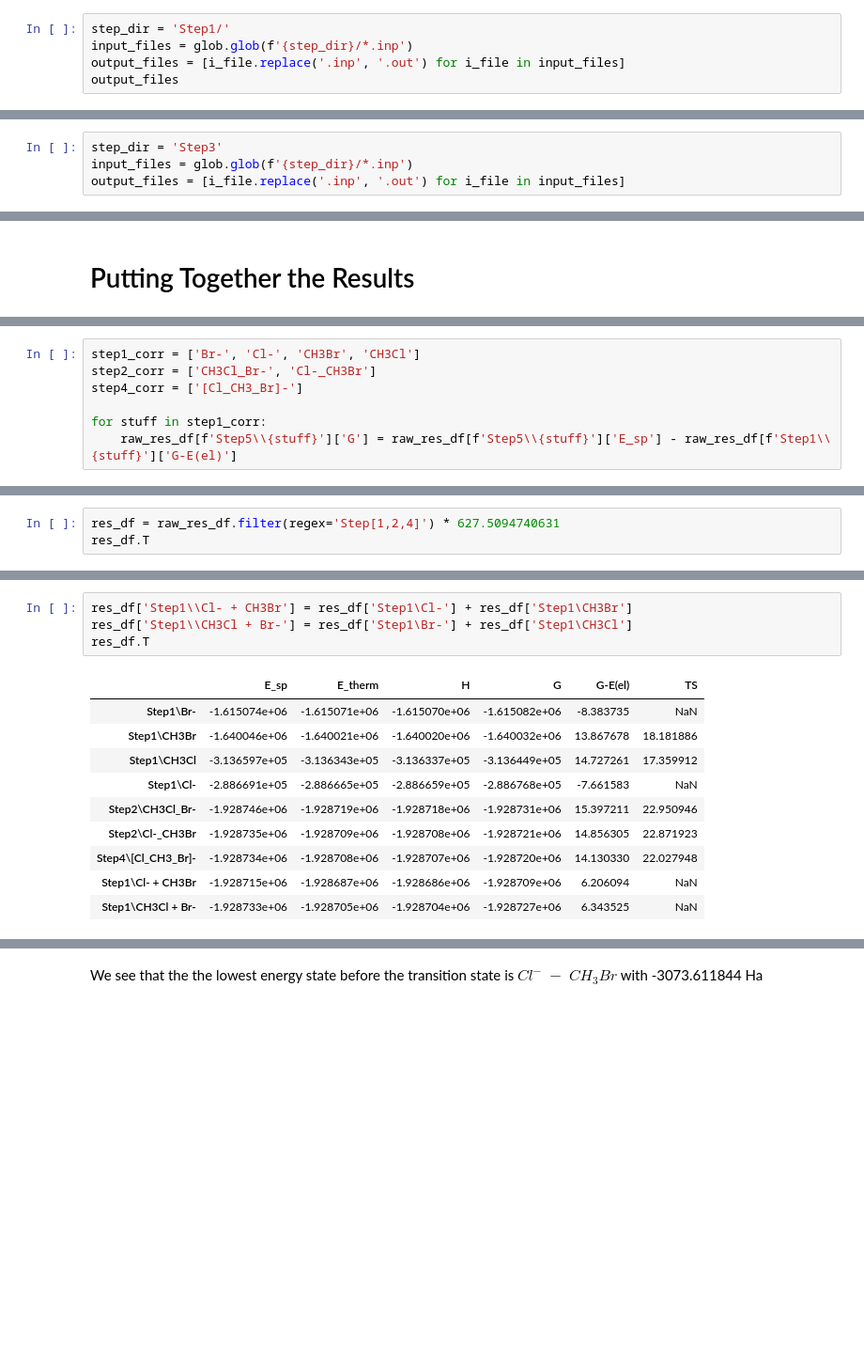
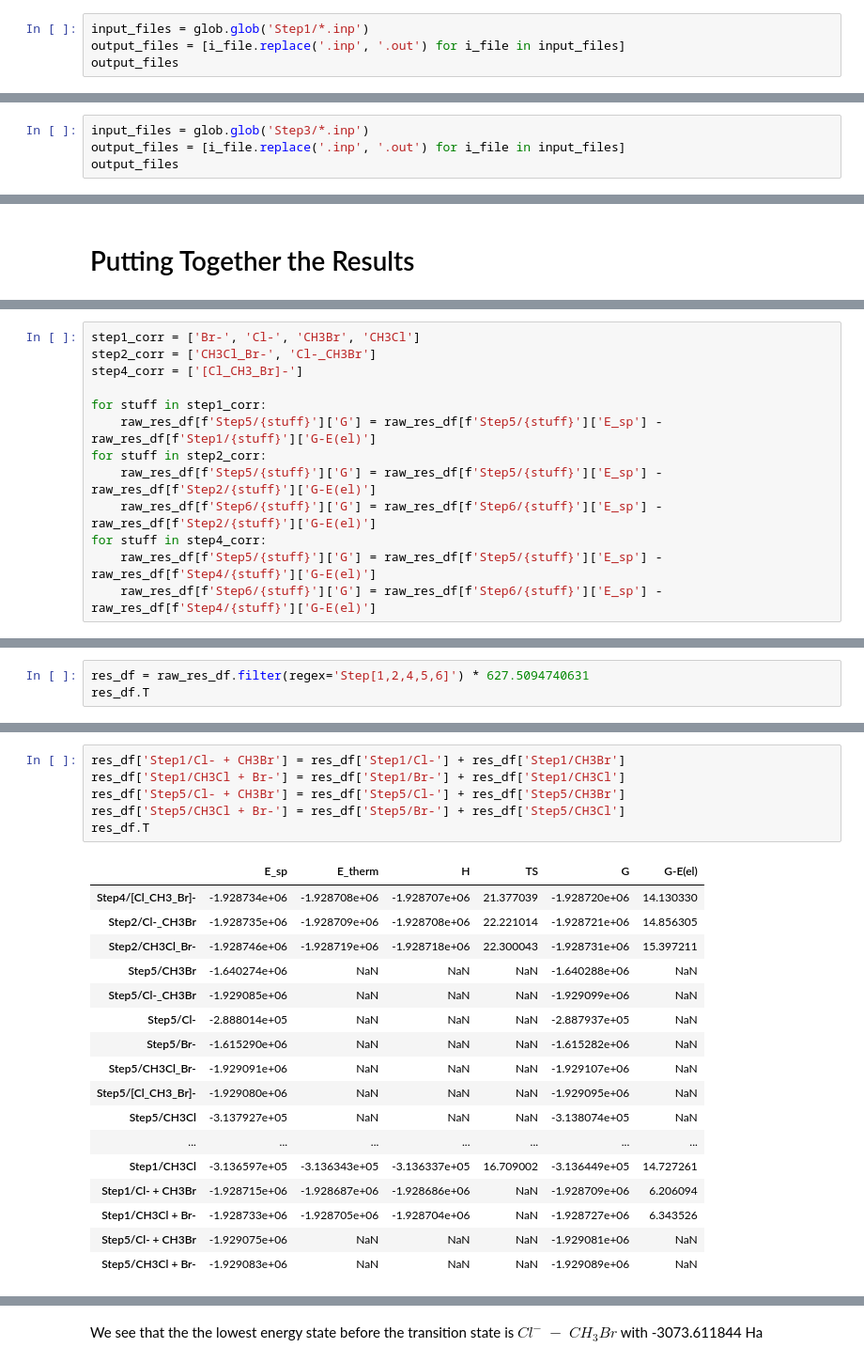
Before and after one commit to MartenSkogh/KBT063, a Jupyter notebook: Orca/Lab 3/Lab3.ipynb, the cells around one changed output, grey strips where cells are left out. Shown: that part at 94% size. Drawn from its saved outputs; the diff is of its cells as text; blank space fills up the shorter version.

```diff
--- a/Orca/Lab 3/Lab3.ipynb
+++ b/Orca/Lab 3/Lab3.ipynb
@@ -20,8 +20,7 @@ os.chdir('Orca_Calculations/')
 # %% [markdown]
 # Step 1 - Optimize Non-interacting Geometries
 # %%
-step_dir = 'Step1/'
-input_files = glob.glob(f'{step_dir}/*.inp')
+input_files = glob.glob('Step1/*.inp')
 output_files = [i_file.replace('.inp', '.out') for i_file in input_files]
 output_files
 # %% [output]
@@ -110,9 +109,9 @@ shutil.copy('Step2/Cl-_CH3Br.xyz', 'Step3/Cl-_CH3Br_init.xyz')
 # %% [output]
 'Step3/Cl-_CH3Br_init.xyz'
 # %%
-step_dir = 'Step3'
-input_files = glob.glob(f'{step_dir}/*.inp')
+input_files = glob.glob('Step3/*.inp')
 output_files = [i_file.replace('.inp', '.out') for i_file in input_files]
+output_files
 # %%
 for i_file in input_files:
     run_orca(i_file)
@@ -338,4 +337,10 @@ step2_corr = ['CH3Cl_Br-', 'Cl-_CH3Br']
 step4_corr = ['[Cl_CH3_Br]-']
 
 for stuff in step1_corr:
-    raw_res_df[f'Step5\\{stuff}']['G'] = raw_res_df[f'Step5\\{stuff}']['E_sp'] - raw_res_df[f'Step1\\{stuff}']['G-E(el)']
+    raw_res_df[f'Step5/{stuff}']['G'] = raw_res_df[f'Step5/{stuff}']['E_sp'] - raw_res_df[f'Step1/{stuff}']['G-E(el)']
+for stuff in step2_corr:
+    raw_res_df[f'Step5/{stuff}']['G'] = raw_res_df[f'Step5/{stuff}']['E_sp'] - raw_res_df[f'Step2/{stuff}']['G-E(el)']
+    raw_res_df[f'Step6/{stuff}']['G'] = raw_res_df[f'Step6/{stuff}']['E_sp'] - raw_res_df[f'Step2/{stuff}']['G-E(el)']
+for stuff in step4_corr:
+    raw_res_df[f'Step5/{stuff}']['G'] = raw_res_df[f'Step5/{stuff}']['E_sp'] - raw_res_df[f'Step4/{stuff}']['G-E(el)']
+    raw_res_df[f'Step6/{stuff}']['G'] = raw_res_df[f'Step6/{stuff}']['E_sp'] - raw_res_df[f'Step4/{stuff}']['G-E(el)']
@@ -344,4 +347,4 @@ KeyError: 'Step1\\CH3Cl_Br-'
 # %%
-res_df = raw_res_df.filter(regex='Step[1,2,4]') * 627.5094740631
+res_df = raw_res_df.filter(regex='Step[1,2,4,5,6]') * 627.5094740631
 res_df.T
 # %% [output]
@@ -356,16 +369,25 @@ res_df.T
 # %%
-res_df['Step1\\Cl- + CH3Br'] = res_df['Step1\Cl-'] + res_df['Step1\CH3Br']
-res_df['Step1\\CH3Cl + Br-'] = res_df['Step1\Br-'] + res_df['Step1\CH3Cl']
+res_df['Step1/Cl- + CH3Br'] = res_df['Step1/Cl-'] + res_df['Step1/CH3Br']
+res_df['Step1/CH3Cl + Br-'] = res_df['Step1/Br-'] + res_df['Step1/CH3Cl']
+res_df['Step5/Cl- + CH3Br'] = res_df['Step5/Cl-'] + res_df['Step5/CH3Br']
+res_df['Step5/CH3Cl + Br-'] = res_df['Step5/Br-'] + res_df['Step5/CH3Cl']
 res_df.T
 # %% [output]
-|  | E_sp | E_therm | H | G | G-E(el) | TS |
-| Step1\Br- | -1.615074e+06 | -1.615071e+06 | -1.615070e+06 | -1.615082e+06 | -8.383735 | NaN |
-| Step1\CH3Br | -1.640046e+06 | -1.640021e+06 | -1.640020e+06 | -1.640032e+06 | 13.867678 | 18.181886 |
-| Step1\CH3Cl | -3.136597e+05 | -3.136343e+05 | -3.136337e+05 | -3.136449e+05 | 14.727261 | 17.359912 |
-| Step1\Cl- | -2.886691e+05 | -2.886665e+05 | -2.886659e+05 | -2.886768e+05 | -7.661583 | NaN |
-| Step2\CH3Cl_Br- | -1.928746e+06 | -1.928719e+06 | -1.928718e+06 | -1.928731e+06 | 15.397211 | 22.950946 |
-| Step2\Cl-_CH3Br | -1.928735e+06 | -1.928709e+06 | -1.928708e+06 | -1.928721e+06 | 14.856305 | 22.871923 |
-| Step4\[Cl_CH3_Br]- | -1.928734e+06 | -1.928708e+06 | -1.928707e+06 | -1.928720e+06 | 14.130330 | 22.027948 |
-| Step1\Cl- + CH3Br | -1.928715e+06 | -1.928687e+06 | -1.928686e+06 | -1.928709e+06 | 6.206094 | NaN |
-| Step1\CH3Cl + Br- | -1.928733e+06 | -1.928705e+06 | -1.928704e+06 | -1.928727e+06 | 6.343525 | NaN |
+|  | E_sp | E_therm | H | TS | G | G-E(el) |
+| Step4/[Cl_CH3_Br]- | -1.928734e+06 | -1.928708e+06 | -1.928707e+06 | 21.377039 | -1.928720e+06 | 14.130330 |
+| Step2/Cl-_CH3Br | -1.928735e+06 | -1.928709e+06 | -1.928708e+06 | 22.221014 | -1.928721e+06 | 14.856305 |
+| Step2/CH3Cl_Br- | -1.928746e+06 | -1.928719e+06 | -1.928718e+06 | 22.300043 | -1.928731e+06 | 15.397211 |
+| Step5/CH3Br | -1.640274e+06 | NaN | NaN | NaN | -1.640288e+06 | NaN |
+| Step5/Cl-_CH3Br | -1.929085e+06 | NaN | NaN | NaN | -1.929099e+06 | NaN |
+| Step5/Cl- | -2.888014e+05 | NaN | NaN | NaN | -2.887937e+05 | NaN |
+| Step5/Br- | -1.615290e+06 | NaN | NaN | NaN | -1.615282e+06 | NaN |
+| Step5/CH3Cl_Br- | -1.929091e+06 | NaN | NaN | NaN | -1.929107e+06 | NaN |
+| Step5/[Cl_CH3_Br]- | -1.929080e+06 | NaN | NaN | NaN | -1.929095e+06 | NaN |
+| Step5/CH3Cl | -3.137927e+05 | NaN | NaN | NaN | -3.138074e+05 | NaN |
+| ... | ... | ... | ... | ... | ... | ... |
+| Step1/CH3Cl | -3.136597e+05 | -3.136343e+05 | -3.136337e+05 | 16.709002 | -3.136449e+05 | 14.727261 |
+| Step1/Cl- + CH3Br | -1.928715e+06 | -1.928687e+06 | -1.928686e+06 | NaN | -1.928709e+06 | 6.206094 |
+| Step1/CH3Cl + Br- | -1.928733e+06 | -1.928705e+06 | -1.928704e+06 | NaN | -1.928727e+06 | 6.343526 |
+| Step5/Cl- + CH3Br | -1.929075e+06 | NaN | NaN | NaN | -1.929081e+06 | NaN |
+| Step5/CH3Cl + Br- | -1.929083e+06 | NaN | NaN | NaN | -1.929089e+06 | NaN |
 # %%
```
Also changed, not shown: parts of 30 cells of this notebook, 17 other files.
